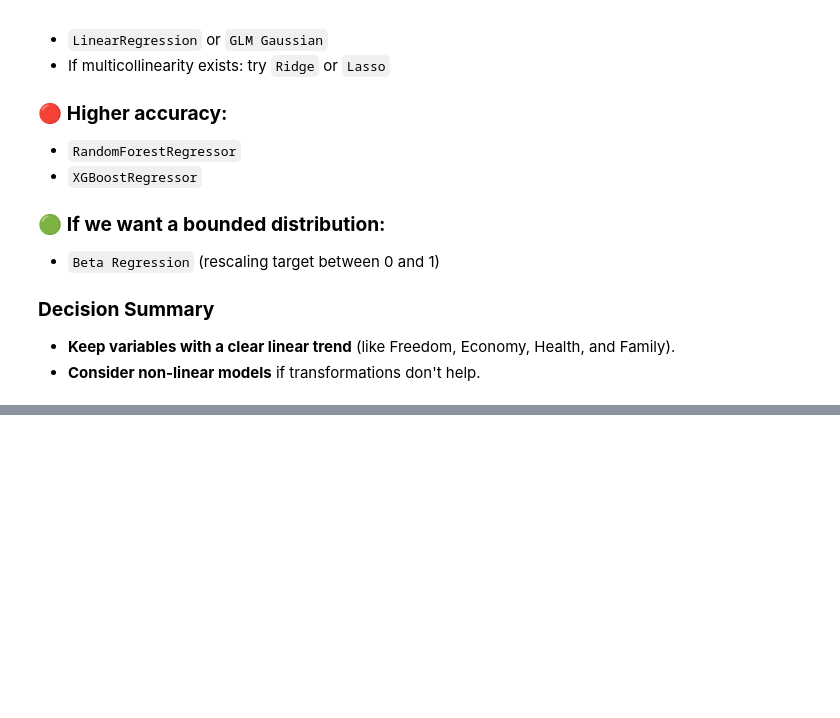
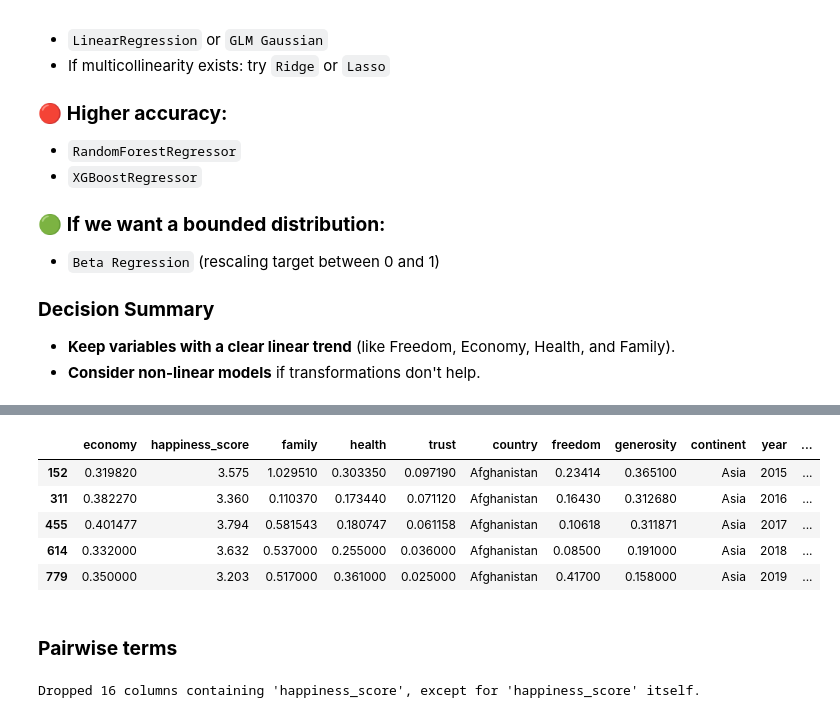
Before and after one commit to ntlg72/etl-workshop-3, a Jupyter notebook: notebooks/1.0-nlg-EDA.ipynb, the cells around one changed output, grey strips where cells are left out. Cells and saved outputs as stored; diff of their text form; code cells hidden in the pictures; blank space fills up the shorter version.

```diff
--- a/notebooks/1.0-nlg-EDA.ipynb
+++ b/notebooks/1.0-nlg-EDA.ipynb
@@ -766,0 +913,29 @@ print("✅ CSV file 'happiness_data.csv' saved successfully!")
+# %%
+# Define numerical columns to lag (excluding categorical ones like "year" and "country")
+features_to_lag = [col for col in df_final.select_dtypes(include=[np.number]).columns if col != "year"]
+
+# Generate lagged features (_t-1)
+for feature in features_to_lag:
+    df_final[f"{feature}_t-1"] = df_final.groupby("country")[feature].shift(1)
+# %%
+for feature in features_to_lag:
+    df_final[f"{feature}_diff"] = df_final[feature] - df_final[f"{feature}_t-1"]
+# %%
+df_final.fillna(0, inplace=True)
+# %%
+# Lista de columnas a eliminar
+columns_to_drop = ["health_diff", "economy_diff", "freedom_diff", "trust_diff", "generosity_diff", "family_diff"]
+
+# Eliminar las columnas en df_final
+df_final.drop(columns=[col for col in columns_to_drop if col in df_final.columns], inplace=True)
+# %%
+df_final.head()
+# %% [output]
+|  | economy | happiness_score | family | health | trust | country | freedom | generosity | continent | year | ... |
+| 152 | 0.319820 | 3.575 | 1.029510 | 0.303350 | 0.097190 | Afghanistan | 0.23414 | 0.365100 | Asia | 2015 | ... |
+| 311 | 0.382270 | 3.360 | 0.110370 | 0.173440 | 0.071120 | Afghanistan | 0.16430 | 0.312680 | Asia | 2016 | ... |
+| 455 | 0.401477 | 3.794 | 0.581543 | 0.180747 | 0.061158 | Afghanistan | 0.10618 | 0.311871 | Asia | 2017 | ... |
+| 614 | 0.332000 | 3.632 | 0.537000 | 0.255000 | 0.036000 | Afghanistan | 0.08500 | 0.191000 | Asia | 2018 | ... |
+| 779 | 0.350000 | 3.203 | 0.517000 | 0.361000 | 0.025000 | Afghanistan | 0.41700 | 0.158000 | Asia | 2019 | ... |
+# %% [markdown]
+### **Pairwise terms**
@@ -766,0 +961,11 @@ print("✅ CSV file 'happiness_data.csv' saved successfully!")
+# %%
+# Identify columns to drop (contain 'happiness_score' but are not exactly 'happiness_score')
+columns_to_drop = [col for col in df_final.columns if "happiness_score" in col and col != "happiness_score"]
+
+# Drop them from df_final
+df_final.drop(columns=columns_to_drop, inplace=True)
+
+# Print confirmation
+print(f"Dropped {len(columns_to_drop)} columns containing 'happiness_score', except for 'happiness_score' itself.")
+# %% [output]
+Dropped 16 columns containing 'happiness_score', except for 'happiness_score' itself.
```
Also changed, not shown: parts of 56 cells of this notebook, 2 other files.
